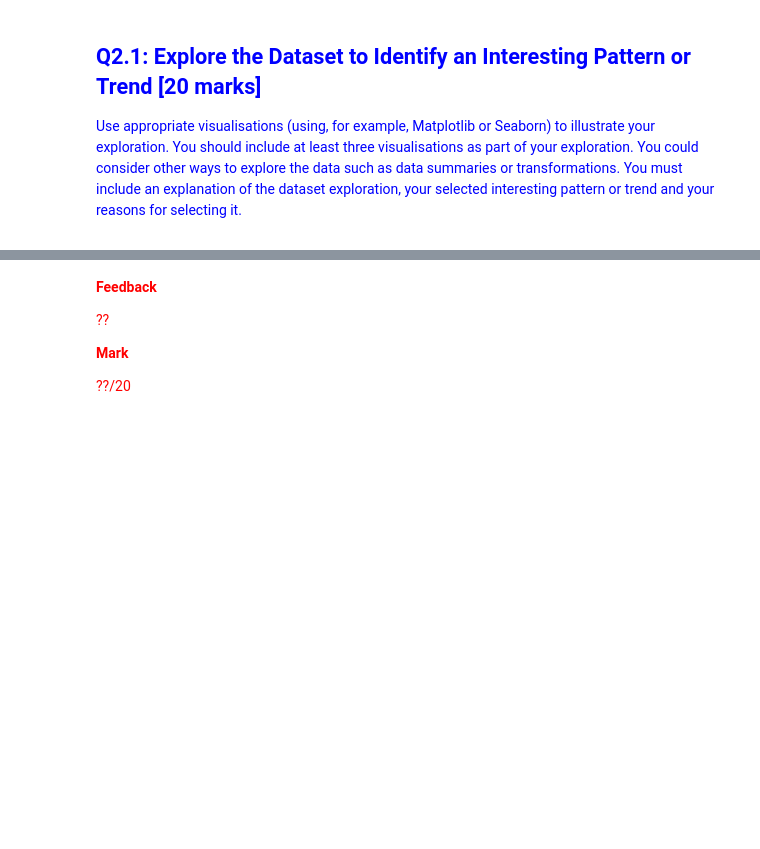
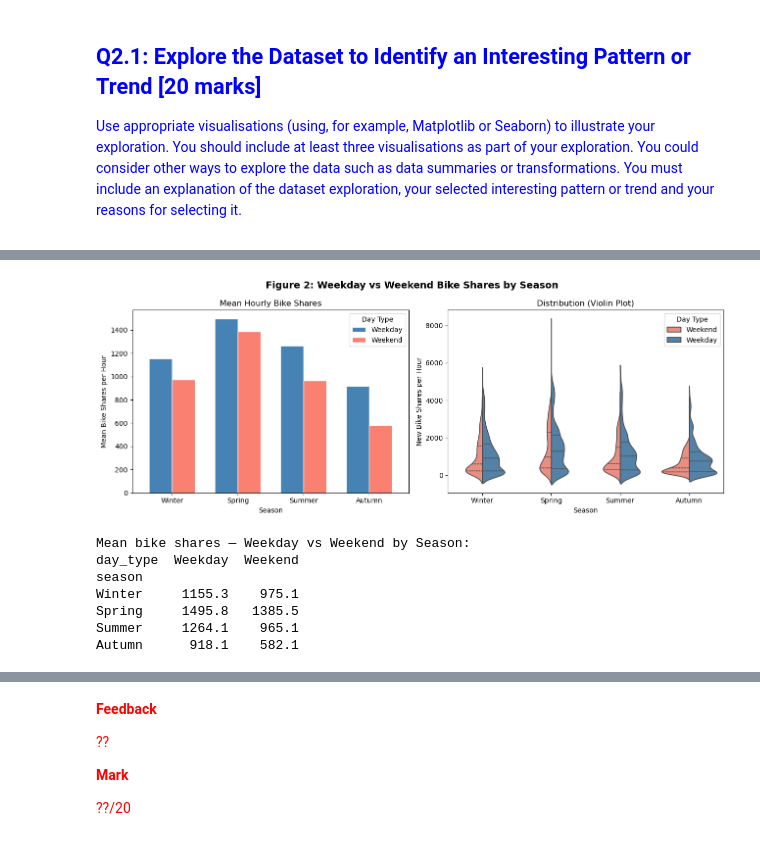
Before and after one commit to tharsanak/pds_25jan_assignment, a Jupyter notebook: PDS_CW_part2.ipynb, the cells around one changed output, grey strips where cells are left out. Drawn from its saved outputs; the diff is of its cells as text; code cells hidden in the pictures; blank space fills up the shorter version.

```diff
--- a/PDS_CW_part2.ipynb
+++ b/PDS_CW_part2.ipynb
@@ -87,0 +184,41 @@ Text can go here.
+# %%
+# Visualisation 2: Bike shares by season and day type
+fig, axes = plt.subplots(1, 2, figsize=(13, 5))
+fig.suptitle('Figure 2: Weekday vs Weekend Bike Shares by Season',
+             fontsize=14, fontweight='bold')
+
+# Bar chart of mean bike shares by season and day type
+grouped = df.groupby(['season', 'day_type'])['new_bike_shares'].mean().unstack()
+grouped = grouped.reindex(season_order)
+grouped.plot(kind='bar', ax=axes[0], color=['steelblue', 'salmon'],
+             edgecolor='white', width=0.7)
+axes[0].set_xlabel('Season')
+axes[0].set_ylabel('Mean Bike Shares per Hour')
+axes[0].set_title('Mean Hourly Bike Shares')
+axes[0].set_xticklabels(season_order, rotation=0)
+axes[0].legend(title='Day Type')
+
+# Distribution comparison (violin plot)
+sns.violinplot(data=df, x='season', y='new_bike_shares', hue='day_type',
+               order=season_order, split=True, ax=axes[1],
+               palette={'Weekday': 'steelblue', 'Weekend': 'salmon'},
+               inner='quartile')
+axes[1].set_xlabel('Season')
+axes[1].set_ylabel('New Bike Shares per Hour')
+axes[1].set_title('Distribution (Violin Plot)')
+axes[1].legend(title='Day Type')
+
+plt.tight_layout()
+plt.show()
+
+print('Mean bike shares — Weekday vs Weekend by Season:')
+print(grouped.round(1).to_string())
+# %% [output]
+[figure, added]
+Mean bike shares — Weekday vs Weekend by Season:
+day_type  Weekday  Weekend
+season
+Winter     1155.3    975.1
+Spring     1495.8   1385.5
+Summer     1264.1    965.1
+Autumn      918.1    582.1
```
Also changed, not shown: parts of 9 cells of this notebook.
